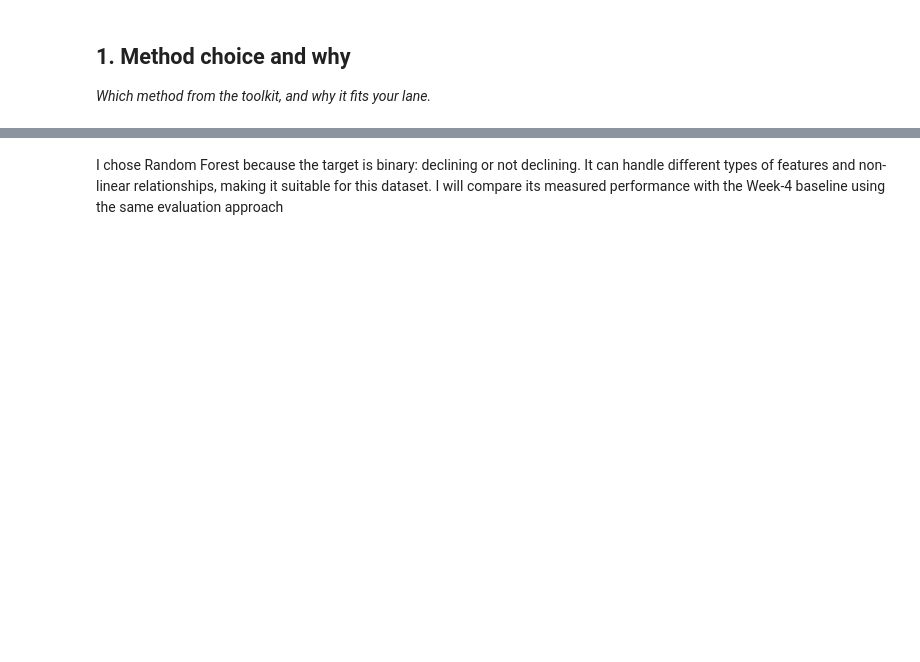
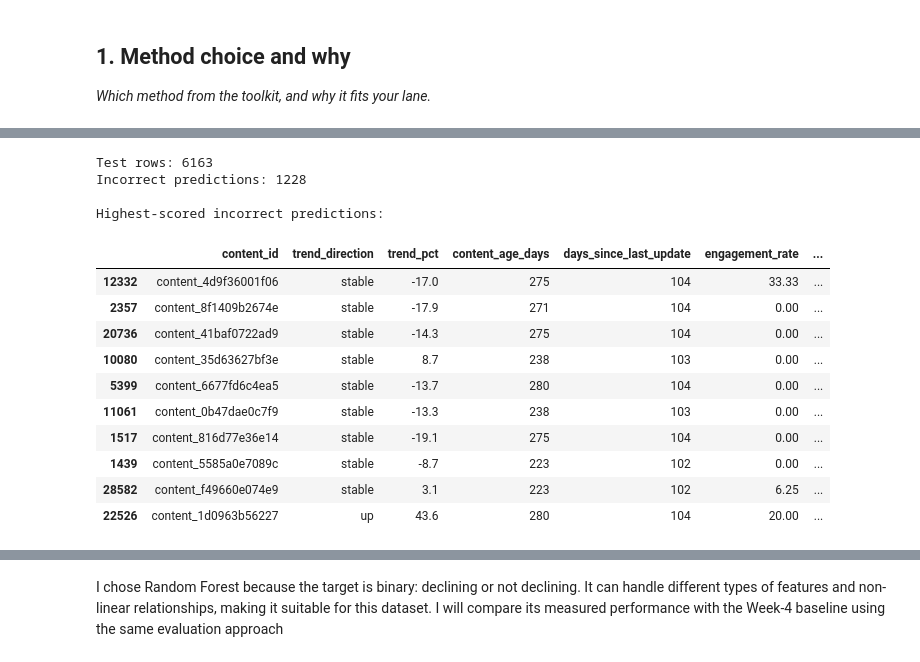
Before and after one commit to Duchalsoham12/flyrank-ml-internship, a Jupyter notebook: work/notebooks/w05_model.ipynb, the cells around one changed output, grey strips where cells are left out. Drawn from its saved outputs; the diff is of its cells as text; code cells hidden in the pictures; blank space fills up the shorter version.

```diff
--- a/work/notebooks/w05_model.ipynb
+++ b/work/notebooks/w05_model.ipynb
@@ -41,0 +144,18 @@ Model ready: RandomForestClassifier(class_weight='balanced', n_estimators=300, n
+# %%
+pred_prob = model.predict_proba(X_test)[:, 1]
+
+def precision_at_50(y_true, scores):
+    y_true = np.asarray(y_true)
+    scores = np.asarray(scores)
+
+    top_n = min(50, len(y_true))
+    top_indices = np.argsort(scores)[::-1][:top_n]
+
+    return y_true[top_indices].mean()
+
+model_p50 = precision_at_50(y_test, pred_prob)
+
+print(
+    "Random Forest Precision@50:",
+    round(model_p50, 3)
+)
@@ -41,0 +183,60 @@ Model ready: RandomForestClassifier(class_weight='balanced', n_estimators=300, n
+# %%
+error_analysis = test[
+    [
+        "content_id",
+        "trend_direction",
+        "trend_pct",
+        "content_age_days",
+        "days_since_last_update",
+        "engagement_rate",
+        "ai_traffic_pct"
+    ]
+].copy()
+
+error_analysis["predicted_probability"] = pred_prob
+
+error_analysis["predicted_class"] = (
+    error_analysis["predicted_probability"] >= 0.5
+).astype(int)
+
+error_analysis["actual_class"] = test["is_declining_label"].values
+
+error_analysis["correct"] = (
+    error_analysis["predicted_class"]
+    == error_analysis["actual_class"]
+)
+
+print("Test rows:", len(error_analysis))
+print(
+    "Incorrect predictions:",
+    int((~error_analysis["correct"]).sum())
+)
+
+print("\nHighest-scored incorrect predictions:")
+
+display(
+    error_analysis[
+        ~error_analysis["correct"]
+    ]
+    .sort_values(
+        "predicted_probability",
+        ascending=False
+    )
+    .head(10)
+)
+# %% [output]
+Test rows: 6163
+Incorrect predictions: 1228
+
+Highest-scored incorrect predictions:
+|  | content_id | trend_direction | trend_pct | content_age_days | days_since_last_update | engagement_rate | ... |
+| 12332 | content_4d9f36001f06 | stable | -17.0 | 275 | 104 | 33.33 | ... |
+| 2357 | content_8f1409b2674e | stable | -17.9 | 271 | 104 | 0.00 | ... |
+| 20736 | content_41baf0722ad9 | stable | -14.3 | 275 | 104 | 0.00 | ... |
+| 10080 | content_35d63627bf3e | stable | 8.7 | 238 | 103 | 0.00 | ... |
+| 5399 | content_6677fd6c4ea5 | stable | -13.7 | 280 | 104 | 0.00 | ... |
+| 11061 | content_0b47dae0c7f9 | stable | -13.3 | 238 | 103 | 0.00 | ... |
+| 1517 | content_816d77e36e14 | stable | -19.1 | 275 | 104 | 0.00 | ... |
+| 1439 | content_5585a0e7089c | stable | -8.7 | 223 | 102 | 0.00 | ... |
+| 28582 | content_f49660e074e9 | stable | 3.1 | 223 | 102 | 6.25 | ... |
+| 22526 | content_1d0963b56227 | up | 43.6 | 280 | 104 | 20.00 | ... |
```
Also changed, not shown: parts of 16 cells of this notebook.
